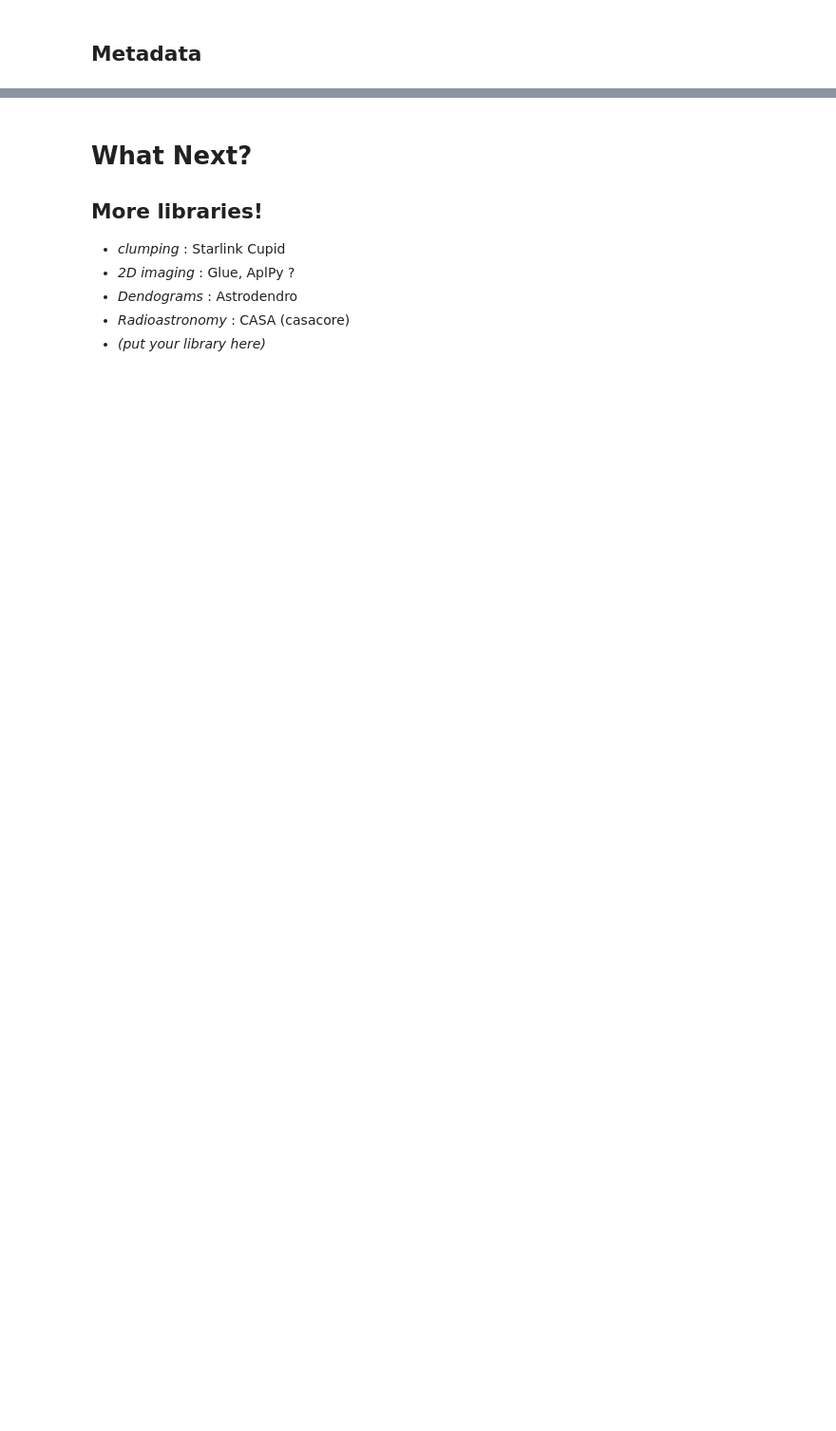
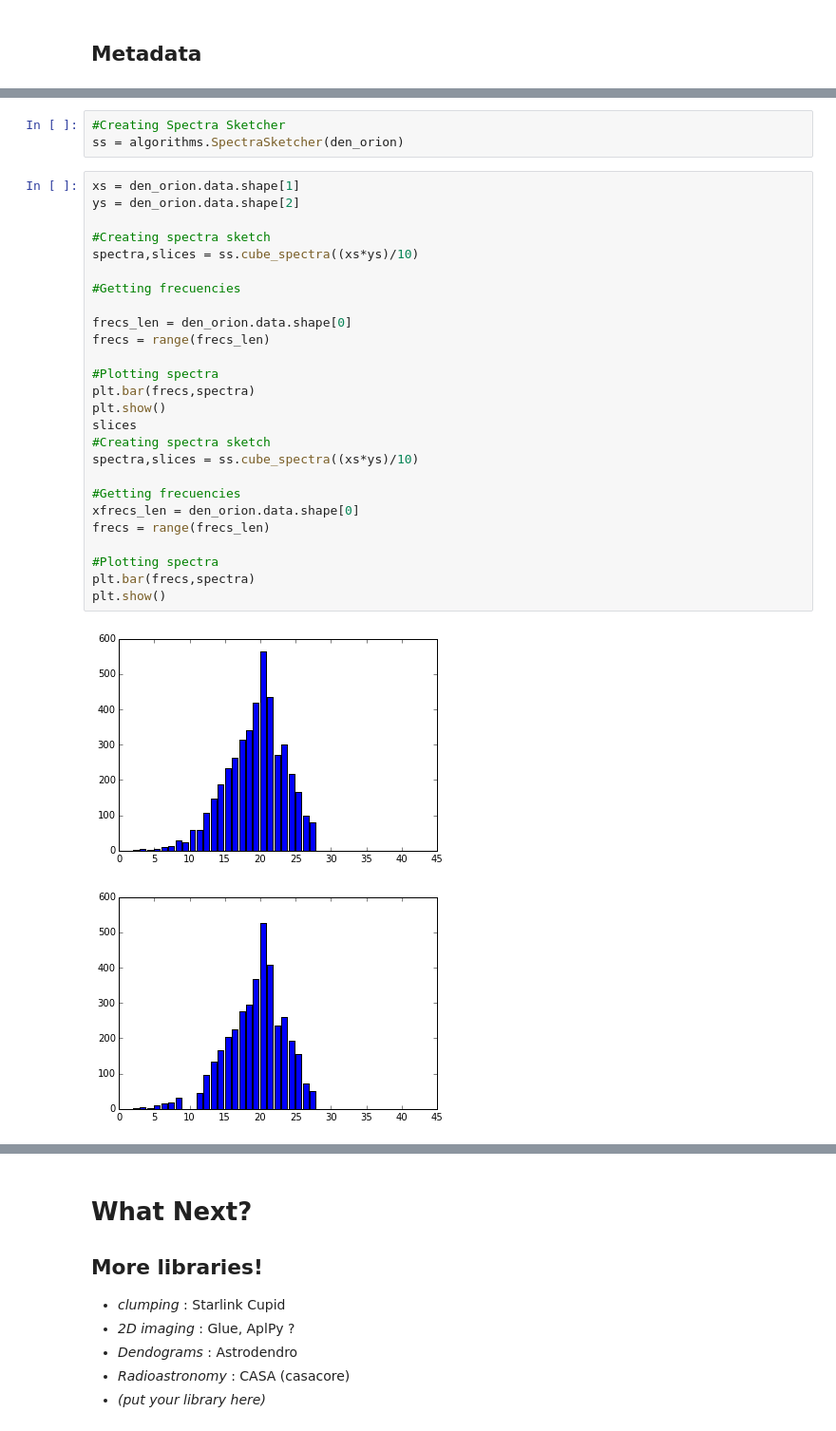
Before and after one commit to ChileanVirtualObservatory/acalib, a Jupyter notebook: notebooks/ACALib FONDEF.ipynb, the cells around one changed output, grey strips where cells are left out. Shown at 95% size. Drawn from its saved outputs; the diff is of its cells as text; blank space fills up the shorter version.

Commit message:
Finishing show

```diff
--- a/notebooks/ACALib FONDEF.ipynb
+++ b/notebooks/ACALib FONDEF.ipynb
@@ -434,0 +442,32 @@ cont.tables[2]
+# %%
+#Creating Spectra Sketcher
+ss = algorithms.SpectraSketcher(den_orion)
+# %%
+xs = den_orion.data.shape[1]
+ys = den_orion.data.shape[2]
+
+#Creating spectra sketch
+spectra,slices = ss.cube_spectra((xs*ys)/10)
+
+#Getting frecuencies
+
+frecs_len = den_orion.data.shape[0]
+frecs = range(frecs_len)
+
+#Plotting spectra
+plt.bar(frecs,spectra)
+plt.show()
+slices
+#Creating spectra sketch
+spectra,slices = ss.cube_spectra((xs*ys)/10)
+
+#Getting frecuencies
+xfrecs_len = den_orion.data.shape[0]
+frecs = range(frecs_len)
+
+#Plotting spectra
+plt.bar(frecs,spectra)
+plt.show()
+# %% [output]
+[figure, added]
+[figure, added]
```
Also changed, not shown: parts of 28 cells of this notebook, 4 other files.
